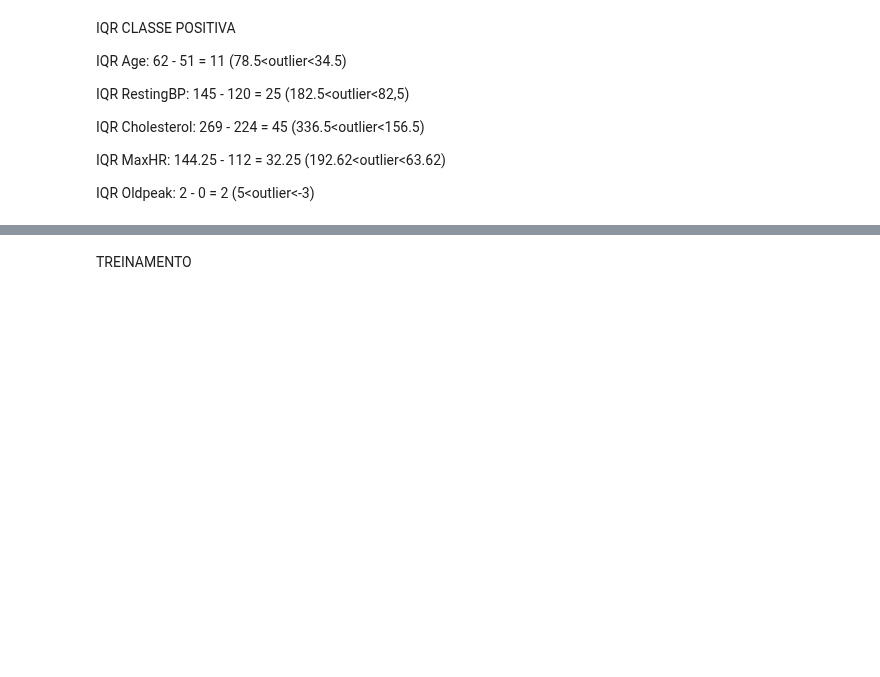
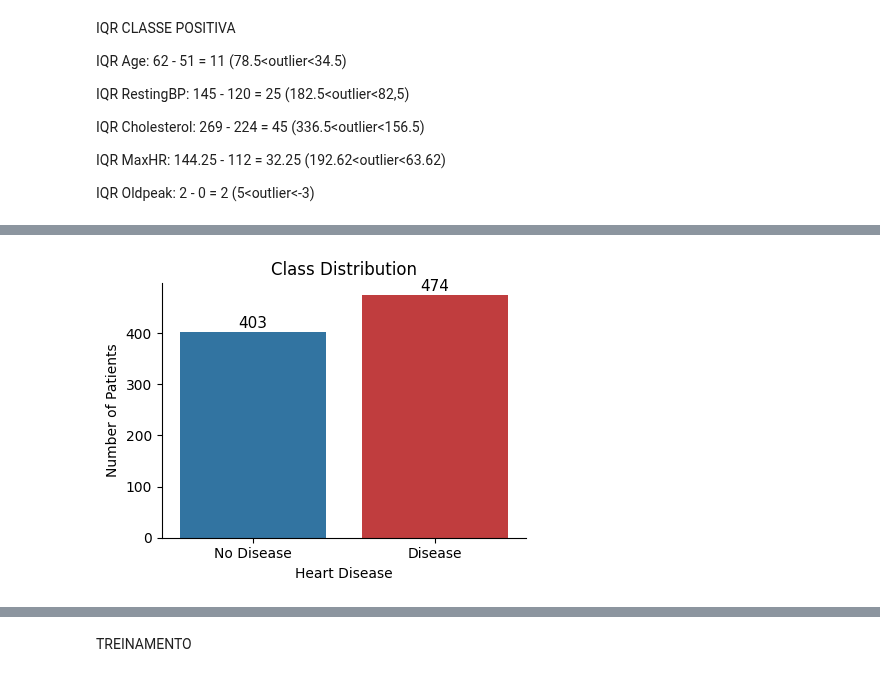
Before and after one commit to malf75/Heart-Failure-ML, a Jupyter notebook: heartdisease.ipynb, the cells around one changed output, grey strips where cells are left out. Drawn from its saved outputs; the diff is of its cells as text; code cells hidden in the pictures; blank space fills up the shorter version.

Commit message:
refactor: remoção de outliers e resample

```diff
--- a/heartdisease.ipynb
+++ b/heartdisease.ipynb
@@ -81,3 +147,6 @@ IQR Cholesterol: 267.75 - 204 = 63.75 (363.37<outlier<108.37)
 IQR MaxHR: 165 - 134 = 31 (211.5<outlier<87.5)
 
 IQR Oldpeak: 0.6 - 0 = 0.6 (1.5<outlier<-0.9)
+# %%
+negative_outliers = df[(df['HeartDisease'] == 0) & (df['Oldpeak'] > 1.5) & ((df['ST_Slope'] == 'Flat') | (df['ST_Slope'] == 'Down')) & (df['ExerciseAngina'] == 'Y')]
+negative_outliers
@@ -130,3 +231,6 @@ IQR Cholesterol: 269 - 224 = 45 (336.5<outlier<156.5)
 IQR MaxHR: 144.25 - 112 = 32.25 (192.62<outlier<63.62)
 
 IQR Oldpeak: 2 - 0 = 2 (5<outlier<-3)
+# %%
+positive_outliers = df[(df['HeartDisease'] == 1) & (df['ST_Slope'] == 'Up') & (df['ExerciseAngina'] == 'N') & (df['Oldpeak'] < 1.5)]
+positive_outliers
@@ -133,3 +255,6 @@ IQR Oldpeak: 2 - 0 = 2 (5<outlier<-3)
+# %%
+df.drop(positive_outliers.index, inplace=True)
+df.drop(negative_outliers.index, inplace=True)
 # %%
 features_dict = {
     'Age': [78.5, 34.5],
@@ -247,23 +531,25 @@ X_train, X_test, y_train, y_test = train_test_split(X, y, test_size=0.25, random
 # %%
 plt.figure(figsize=(4.5, 3.5))
 ax = sns.countplot(
     data=df,
     x='HeartDisease',
     hue='HeartDisease',
     palette=['#1f77b4', '#d62728'],
     legend=False
 )
 
 for i, p in enumerate(ax.patches):
     height = p.get_height()
     ax.text(p.get_x() + p.get_width()/2., height + 8,
             f'{int(height)}', ha="center", fontsize=11)
 
 plt.xlabel('Heart Disease')
 plt.ylabel('Number of Patients')
 plt.title('Class Distribution')
-plt.xticks(ticks=[0, 1], labels=['No Disease\n(n=410)', 'Disease\n(n=508)'])
+plt.xticks(ticks=[0, 1], labels=['No Disease', 'Disease'])
 sns.despine()
 plt.tight_layout()
 plt.savefig('images/class_distribution.png', dpi=300, bbox_inches='tight')
 plt.show()
+# %% [output]
+[figure, added]
```
Also changed, not shown: parts of 43 cells of this notebook.
